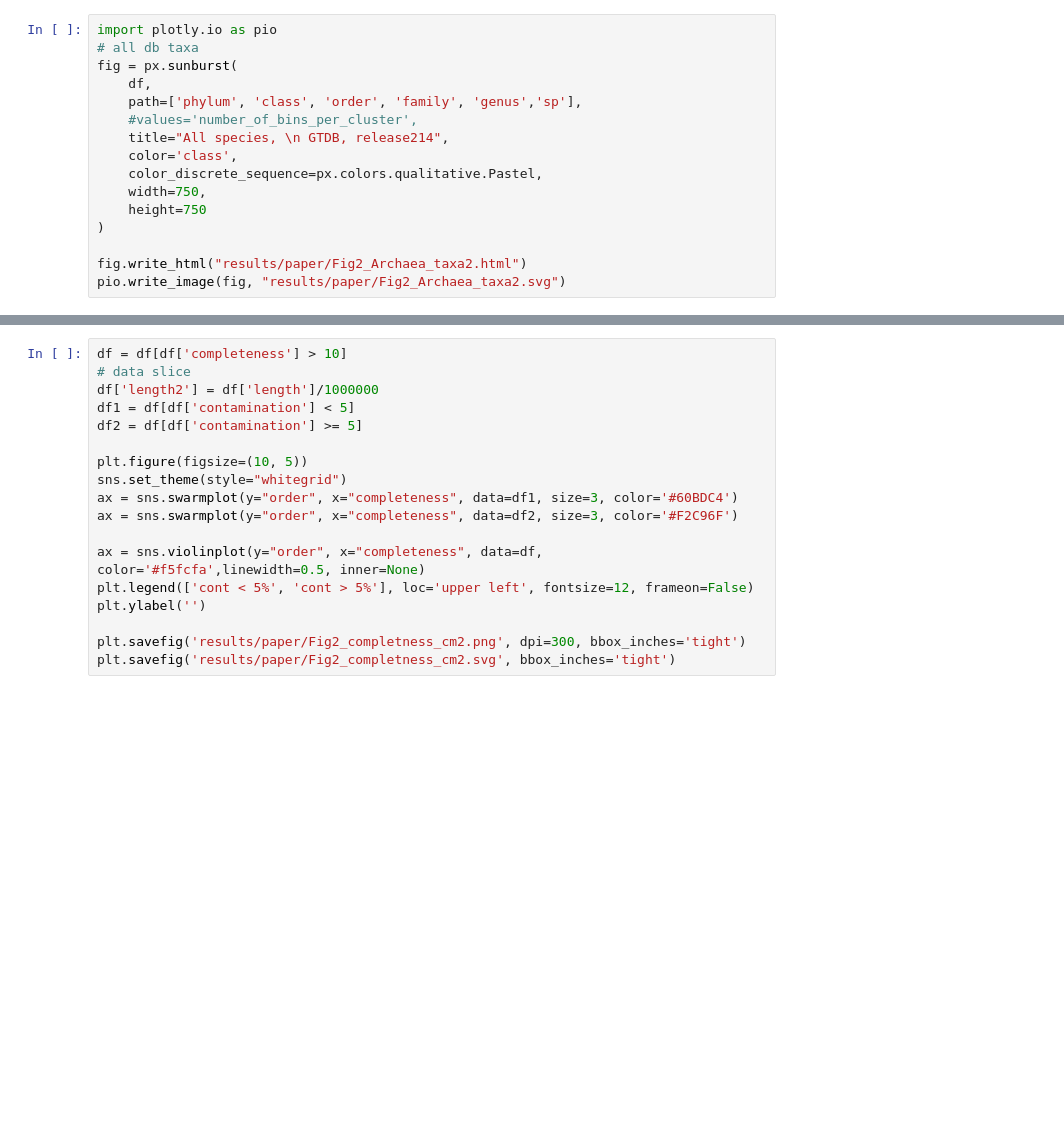
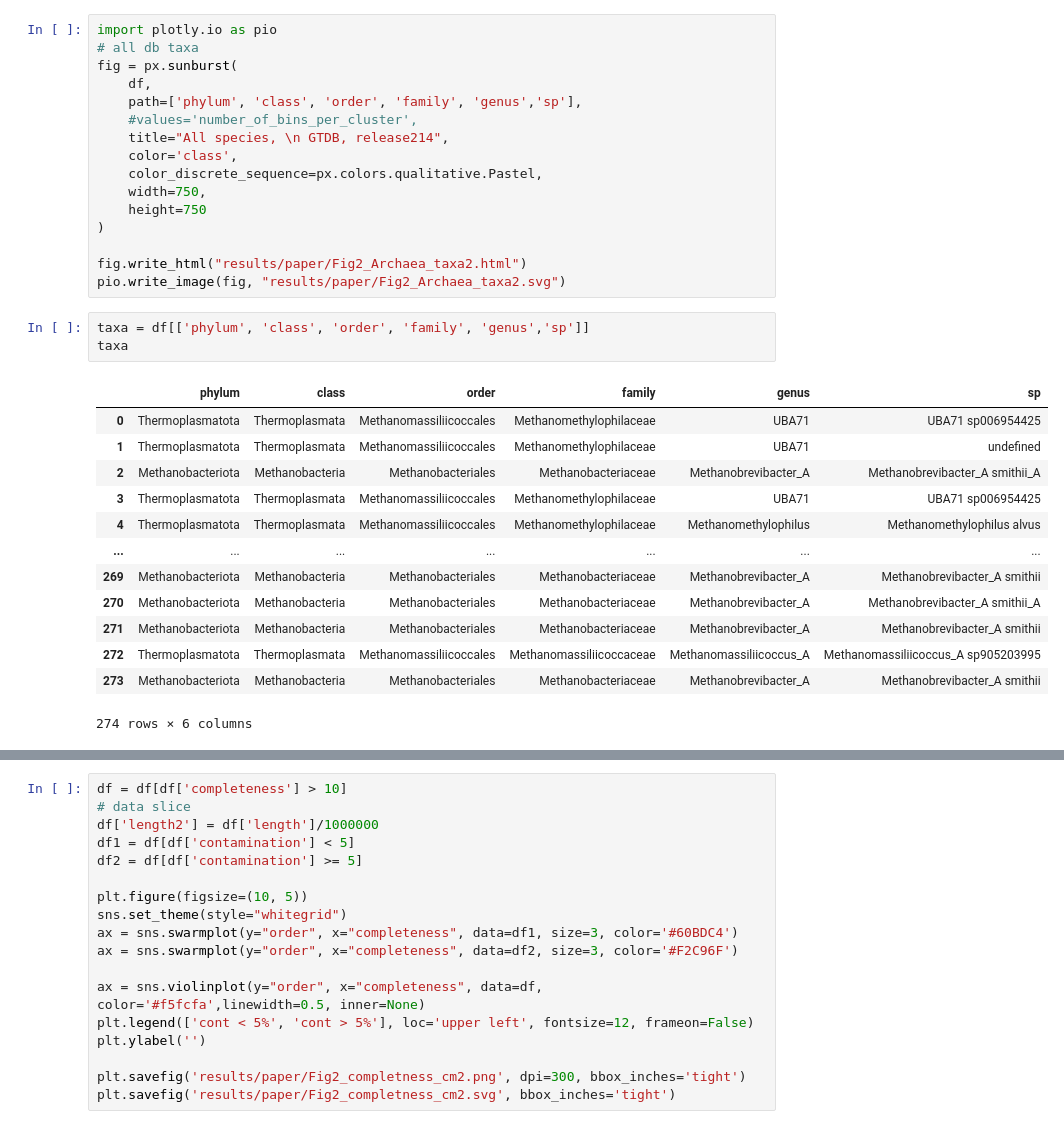
Before and after one commit to Chartiza/Human-gut-archaea-db, a Jupyter notebook: Archaea_paper.ipynb, the cells around one changed output, grey strips where cells are left out. Saved outputs shown, nothing was run; the diff lists cells and outputs as text; blank space fills up the shorter version.

Commit message:
add taxa_v2 plot

```diff
--- a/Archaea_paper.ipynb
+++ b/Archaea_paper.ipynb
@@ -176,3 +177,20 @@ fig = px.sunburst(
 
 fig.write_html("results/paper/Fig2_Archaea_taxa2.html")
 pio.write_image(fig, "results/paper/Fig2_Archaea_taxa2.svg")
+# %%
+taxa = df[['phylum', 'class', 'order', 'family', 'genus','sp']]
+taxa
+# %% [output]
+|  | phylum | class | order | family | genus | sp |
+| 0 | Thermoplasmatota | Thermoplasmata | Methanomassiliicoccales | Methanomethylophilaceae | UBA71 | UBA71 sp006954425 |
+| 1 | Thermoplasmatota | Thermoplasmata | Methanomassiliicoccales | Methanomethylophilaceae | UBA71 | undefined |
+| 2 | Methanobacteriota | Methanobacteria | Methanobacteriales | Methanobacteriaceae | Methanobrevibacter_A | Methanobrevibacter_A smithii_A |
+| 3 | Thermoplasmatota | Thermoplasmata | Methanomassiliicoccales | Methanomethylophilaceae | UBA71 | UBA71 sp006954425 |
+| 4 | Thermoplasmatota | Thermoplasmata | Methanomassiliicoccales | Methanomethylophilaceae | Methanomethylophilus | Methanomethylophilus alvus |
+| ... | ... | ... | ... | ... | ... | ... |
+| 269 | Methanobacteriota | Methanobacteria | Methanobacteriales | Methanobacteriaceae | Methanobrevibacter_A | Methanobrevibacter_A smithii |
+| 270 | Methanobacteriota | Methanobacteria | Methanobacteriales | Methanobacteriaceae | Methanobrevibacter_A | Methanobrevibacter_A smithii_A |
+| 271 | Methanobacteriota | Methanobacteria | Methanobacteriales | Methanobacteriaceae | Methanobrevibacter_A | Methanobrevibacter_A smithii |
+| 272 | Thermoplasmatota | Thermoplasmata | Methanomassiliicoccales | Methanomassiliicoccaceae | Methanomassiliicoccus_A | Methanomassiliicoccus_A sp905203995 |
+| 273 | Methanobacteriota | Methanobacteria | Methanobacteriales | Methanobacteriaceae | Methanobrevibacter_A | Methanobrevibacter_A smithii |
+274 rows × 6 columns
```
Also changed, not shown: parts of 6 cells of this notebook, 3 other files.
